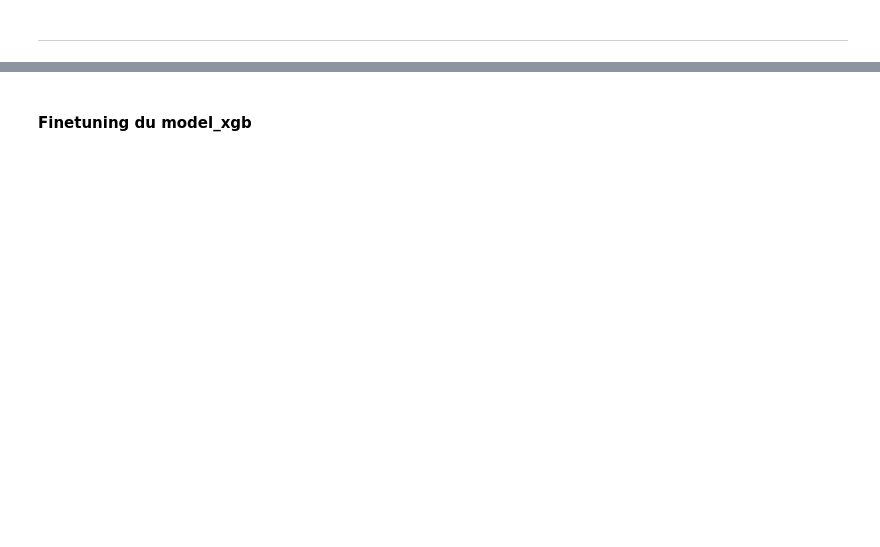
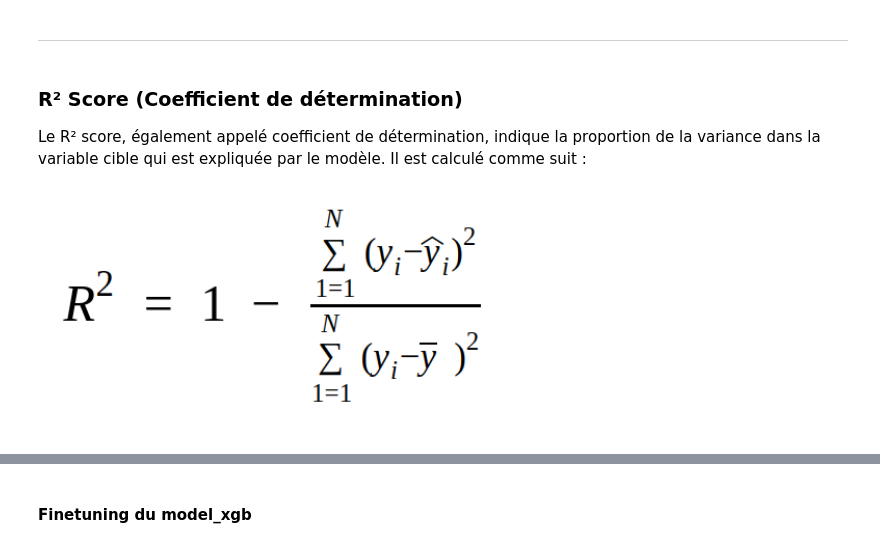
Before and after one commit to GNUITOdebora/MLOPS_flight_delay, a Jupyter notebook: notebooks/ML_modeling.ipynb, the cells around one changed output, grey strips where cells are left out. Cells and saved outputs as stored; diff of their text form; code cells hidden in the pictures; blank space fills up the shorter version.

```diff
--- a/notebooks/ML_modeling.ipynb
+++ b/notebooks/ML_modeling.ipynb
@@ -126,3 +140,10 @@ Le **MAE** mesure la moyenne des erreurs absolues, c'est-à-dire la différence
 # %% [markdown]
 --------------------------------------------------------------------------------------------------------------------------
+# %% [markdown]
+### R² Score (Coefficient de détermination)
+Le R² score, également appelé coefficient de détermination, indique la proportion de la variance dans la variable cible qui est expliquée par le modèle. Il est calculé comme suit :
+# %%
+Image(filename="images/r2.png", width=500, height=200)
+# %% [output]
+[figure, added]
 # %% [markdown]
```
Also changed, not shown: parts of 18 cells of this notebook, 8 other files.
